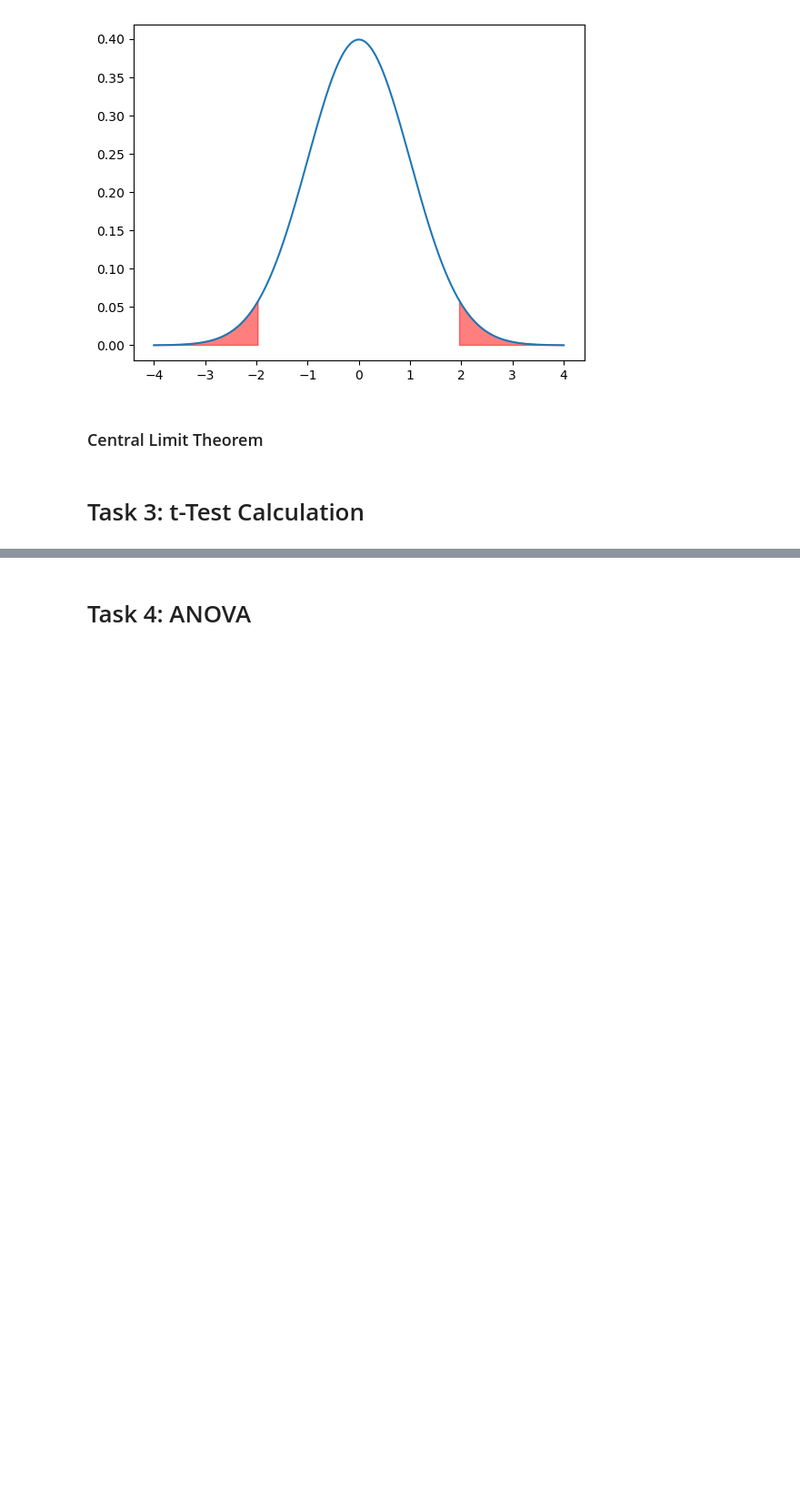
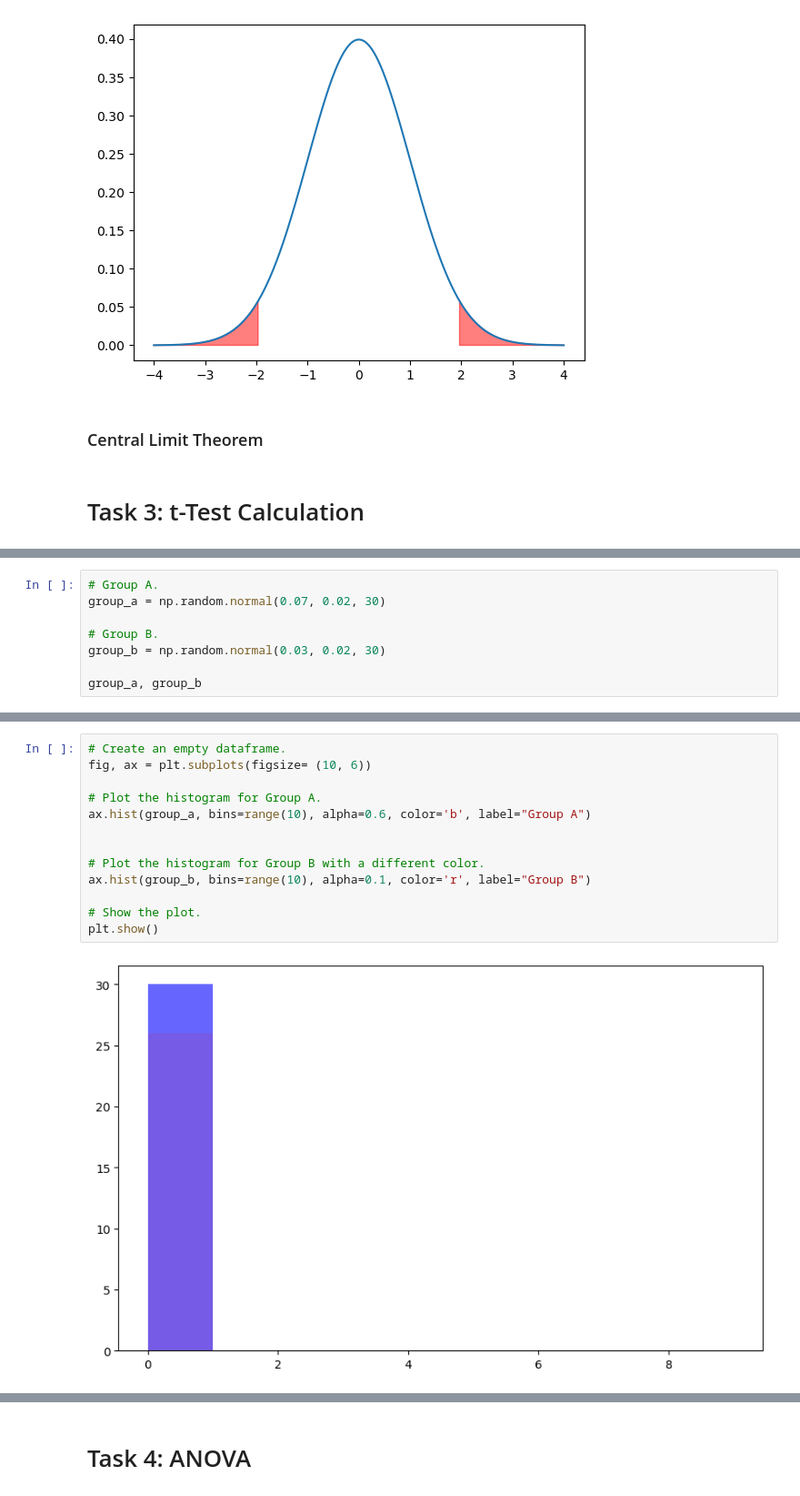
Before and after one commit to AndreaCignoni/applied_statistics_assessment, a Jupyter notebook: tasks.ipynb, the cells around one changed output, grey strips where cells are left out. Shown: that part at 91% size. Saved outputs shown, nothing was run; the diff lists cells and outputs as text; blank space fills up the shorter version.

Commit message:
t-test explNtion ande normal distributed values plotting

```diff
--- a/tasks.ipynb
+++ b/tasks.ipynb
@@ -700,0 +750,8 @@ plt.fill_between(x, stats.norm.pdf(x), where=(x< -1.96) | (x>1.96), color='red',
+# %%
+# Group A.
+group_a = np.random.normal(0.07, 0.02, 30)
+
+# Group B.
+group_b = np.random.normal(0.03, 0.02, 30)
+
+group_a, group_b
@@ -700,0 +771,15 @@ plt.fill_between(x, stats.norm.pdf(x), where=(x< -1.96) | (x>1.96), color='red',
+# %%
+# Create an empty dataframe.
+fig, ax = plt.subplots(figsize= (10, 6))
+
+# Plot the histogram for Group A.
+ax.hist(group_a, bins=range(10), alpha=0.6, color='b', label="Group A")
+
+
+# Plot the histogram for Group B with a different color.
+ax.hist(group_b, bins=range(10), alpha=0.1, color='r', label="Group B")
+
+# Show the plot.
+plt.show()
+# %% [output]
+[figure, added]
```
Also changed, not shown: parts of 13 cells of this notebook.
